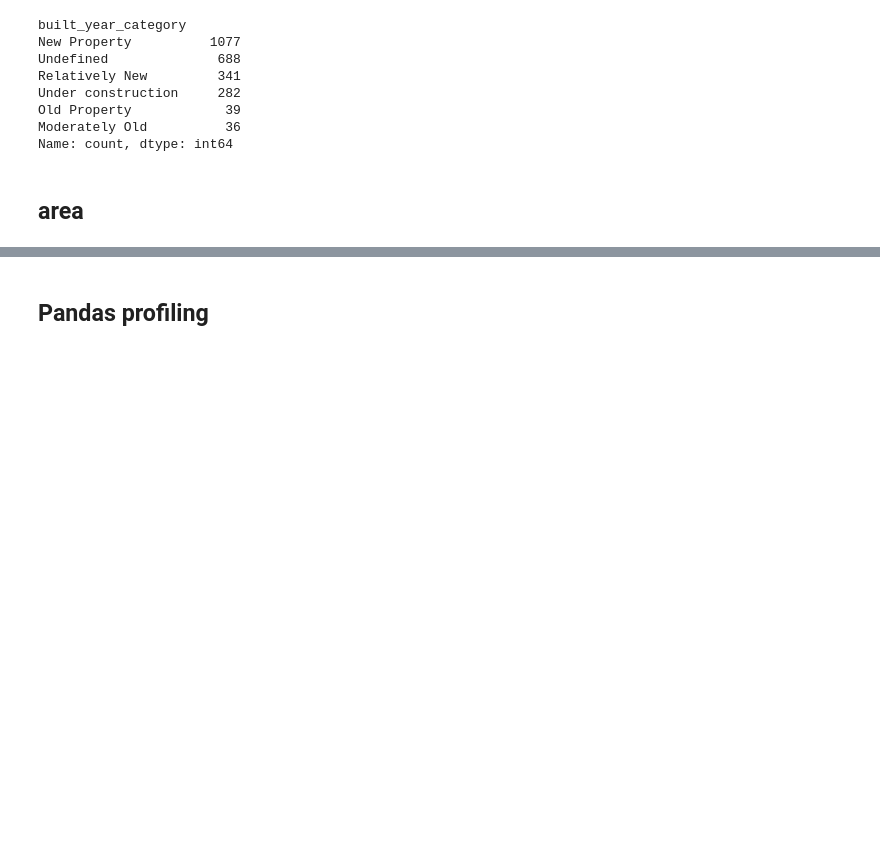
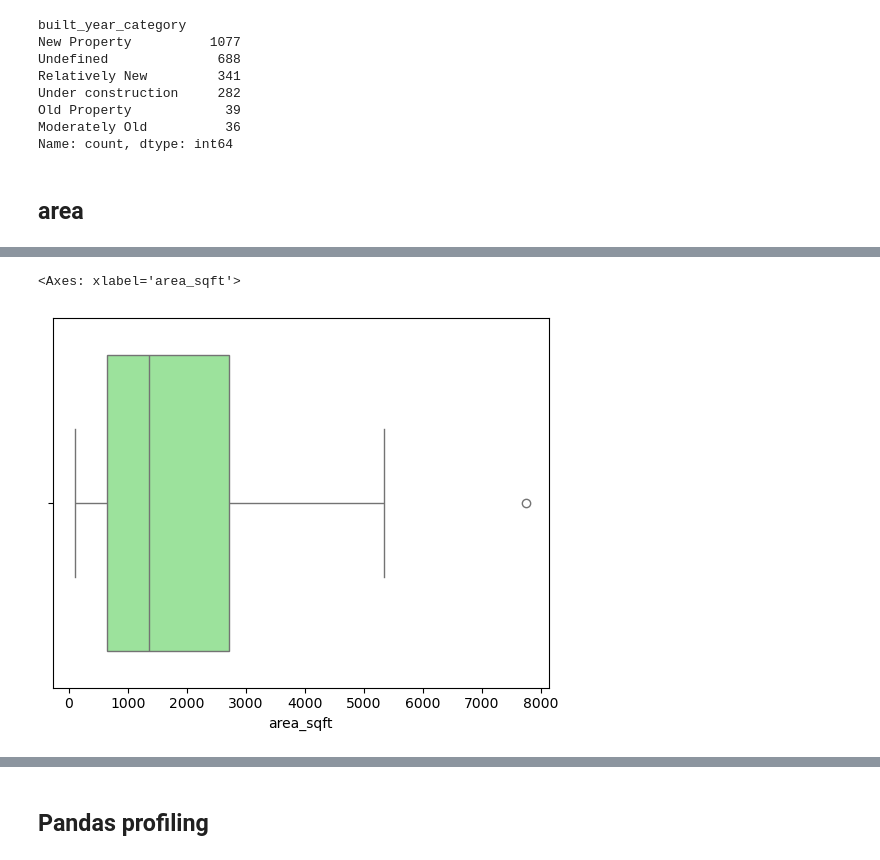
Before and after one commit to zeeshanAhmed2798/real-estate-ml-project, a Jupyter notebook: Data Cleaning/eda_on_flats.ipynb, the cells around one changed output, grey strips where cells are left out. Drawn from its saved outputs; the diff is of its cells as text; code cells hidden in the pictures; blank space fills up the shorter version.

```diff
--- a/Data Cleaning/eda_on_flats.ipynb
+++ b/Data Cleaning/eda_on_flats.ipynb
@@ -814,0 +842,5 @@ Index(['marla', 'area_sqft', 'floor_number', 'total_floors', 'bedrooms',
+# %%
+sns.boxplot(x=df["area_sqft"].dropna(), color="lightgreen")
+# %% [output]
+<Axes: xlabel='area_sqft'>
+[figure, added]
```
Also changed, not shown: parts of 18 cells of this notebook.
